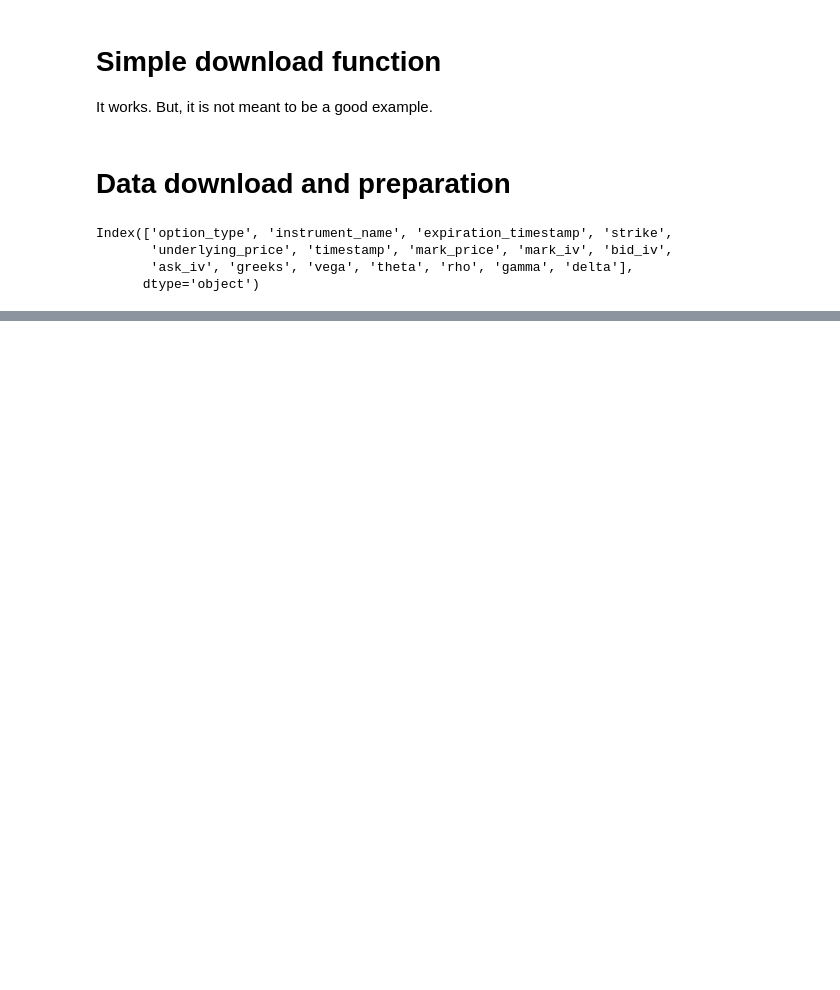
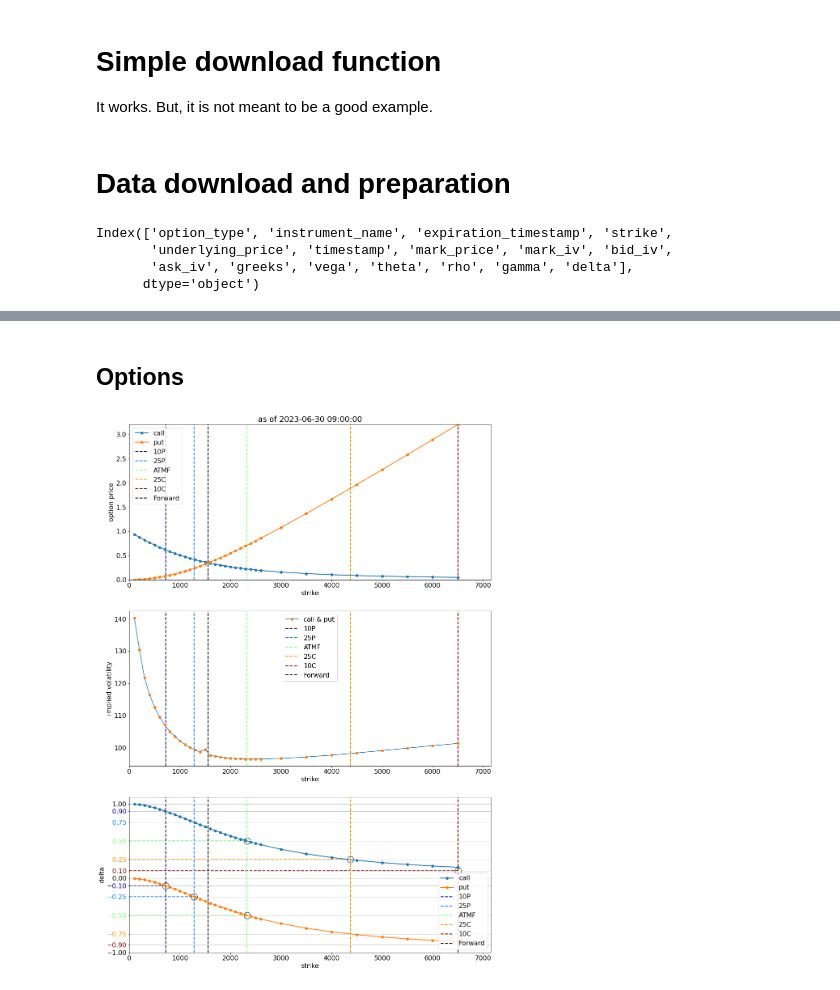
Before and after one commit to xyise/xyise, a Jupyter notebook: notebook/deribit/nb_deribit.ipynb, the cells around one changed output, grey strips where cells are left out. Saved outputs shown, nothing was run; the diff lists cells and outputs as text; code cells hidden in the pictures; blank space fills up the shorter version.

```diff
--- a/notebook/deribit/nb_deribit.ipynb
+++ b/notebook/deribit/nb_deribit.ipynb
@@ -250,0 +141,11 @@ forward 1847.5768292682926
+# %% [markdown]
+## Options
+# %%
+expiration_idx = -1
+expiration_timestamp = ods.expiration_timestamps[expiration_idx]
+fig = plt.figure(figsize=(16,24))
+plt_tl = PlotTool(ods, expiration_timestamp)
+plt_tl.plot()
+plt.show()
+# %% [output]
+[figure, added]
```
Also changed, not shown: parts of 15 cells of this notebook, 2 other files.
